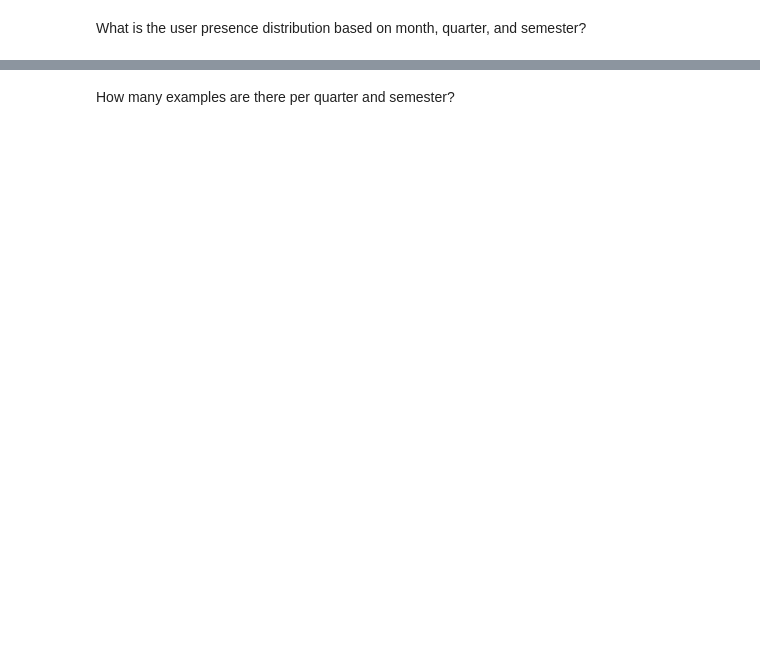
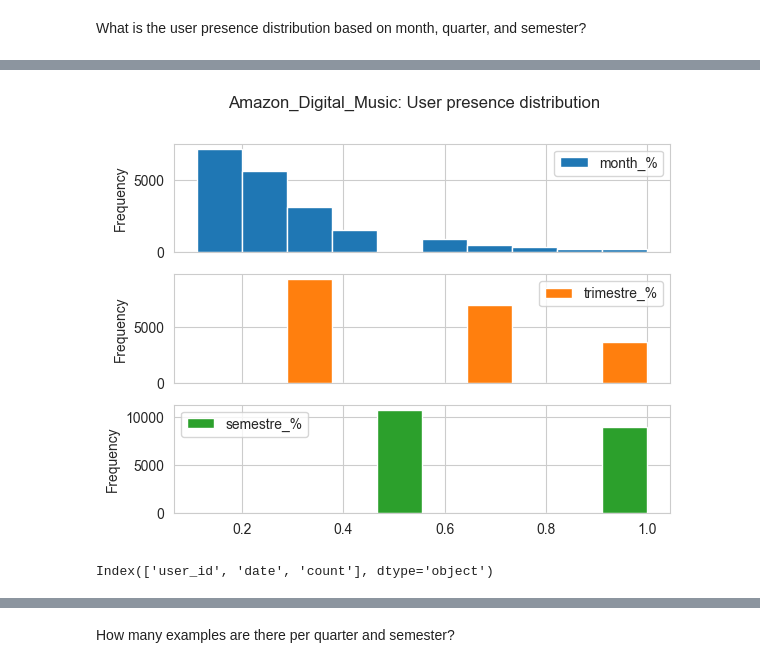
Before and after one commit to mariajoaolavoura/measuring_forgetting, a Jupyter notebook: notebooks/Reproducibility - Amazon Digital Music - Avaliação de Dataset .ipynb, the cells around one changed output, grey strips where cells are left out. Cells and saved outputs as stored; diff of their text form; code cells hidden in the pictures; blank space fills up the shorter version.

```diff
--- a/notebooks/Reproducibility - Amazon Digital Music - Avaliação de Dataset .ipynb
+++ b/notebooks/Reproducibility - Amazon Digital Music - Avaliação de Dataset .ipynb
@@ -269,10 +451,2 @@ plot_interactions_per_month(data=data, dataset_name=dataset_name)
 # %% [markdown]
 What is the user presence distribution based on month, quarter, and semester?
-# %%
-%%time
-# 3min 16s
-user_presence_df, user_month_interactions = get_interactions_info(data=data, user_col=user_col)
-
-# new sample
-user_presence_df.to_csv('output/amazon_digmusic_dump/sample_user_presence_df.csv', index=False)
-user_month_interactions.to_csv('output/amazon_digmusic_dump/sample_user_month_interactions.csv', index=False)
@@ -282,0 +523,9 @@ user_presence_df[user_presence_df.UserID=='B00HRN0BZ2']
+# %%
+# plotting user frequency distribution
+plot_user_presence_distribution(user_presence_df, dataset_name)
+# %% [output]
+[figure, added]
+# %%
+user_month_interactions.columns
+# %% [output]
+Index(['user_id', 'date', 'count'], dtype='object')
```
Also changed, not shown: parts of 80 cells of this notebook, 14 other files.
